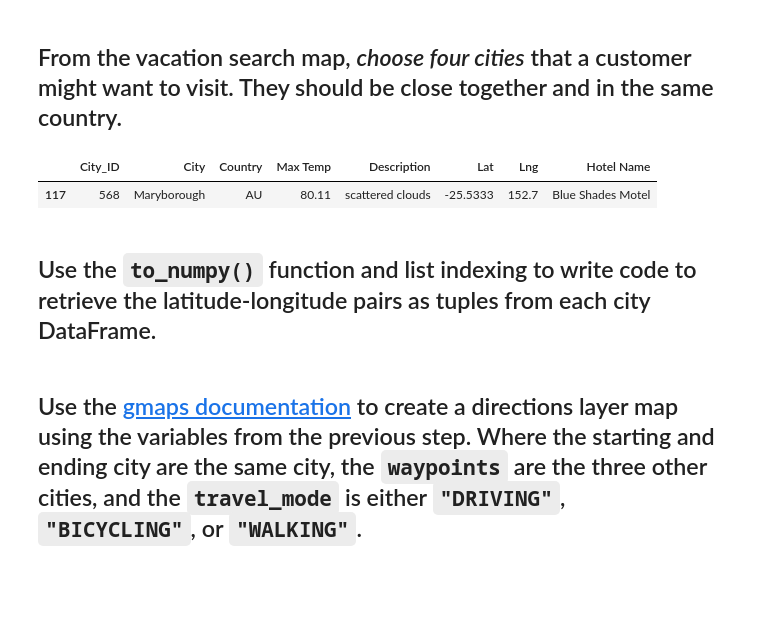
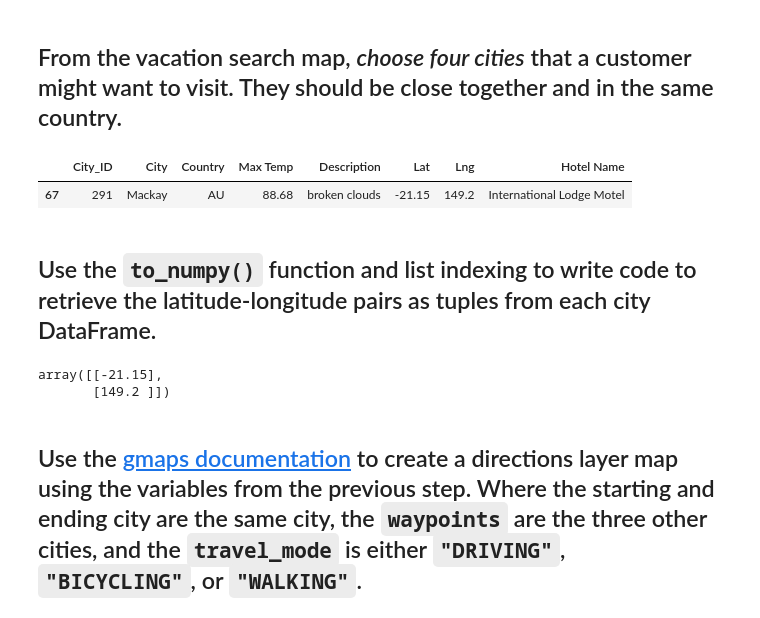
Before and after one commit to EricaLedezma/World_Weather_Analysis, a Jupyter notebook: Weather_Database/Starter_Code(1)/Starter_Code/Vacation_Itinerary/Vacation_Itinerary.ipynb, the cells around one changed output. Drawn from its saved outputs; the diff is of its cells as text; code cells hidden in the pictures; blank space fills up the shorter version.

```diff
--- a/Weather_Database/Starter_Code(1)/Starter_Code/Vacation_Itinerary/Vacation_Itinerary.ipynb
+++ b/Weather_Database/Starter_Code(1)/Starter_Code/Vacation_Itinerary/Vacation_Itinerary.ipynb
@@ -88,16 +88,16 @@ fig
 # %%
 # Create DataFrames for each city by filtering the 'vacation_df' using the loc method.
 # The starting and ending city should be the same city.
 vacation_start = vacation_df.loc[(vacation_df["City"] == "Mount Isa")]
 vacation_end = vacation_df.loc[(vacation_df["City"] == "Mount Isa")]
 vacation_stop1 = vacation_df.loc[(vacation_df["City"] == "Bowen")]
-vacation_stop2 = vacation_df.loc[(vacation_df["City"] == "Gladstone")]
-vacation_stop3 = vacation_df.loc[(vacation_df["City"] == "Maryborough")]
+vacation_stop2 = vacation_df.loc[(vacation_df["City"] == "Mackay")]
+vacation_stop3 = vacation_df.loc[(vacation_df["City"] == "Gladstone")]
 
-vacation_stop3
+vacation_stop2
 # %% [output]
 |  | City_ID | City | Country | Max Temp | Description | Lat | Lng | Hotel Name |
-| 117 | 568 | Maryborough | AU | 80.11 | scattered clouds | -25.5333 | 152.7 | Blue Shades Motel |
+| 67 | 291 | Mackay | AU | 88.68 | broken clouds | -21.15 | 149.2 | International Lodge Motel |
 # %% [markdown]
 ## Use the `to_numpy()` function and list indexing to write code to retrieve the latitude-longitude pairs as tuples from each city DataFrame.
 # %%
@@ -105,8 +105,13 @@ vacation_stop3
 start = pd.DataFrame({"Mount Isa": [-20.7333, 139.5]}).to_numpy()
 end = pd.DataFrame({"Mount Isa": [-20.7333, 139.5]}).to_numpy()
 stop1 = pd.DataFrame({"Bowen": [-20.0167, 148.2333]}).to_numpy()
-stop2 = pd.DataFrame({"Gladstone": [-23.85, 151.25]}).to_numpy()
-stop3 = pd.DataFrame({"Maryborough": [-25.5333, 152.7]}).to_numpy()
+stop2 = pd.DataFrame({"Mackay": [-21.15, 149.2]}).to_numpy()
+stop3 = pd.DataFrame({"Gladstone": [-23.85, 151.25]}).to_numpy()
+
+stop2
+# %% [output]
+array([[-21.15],
+       [149.2 ]])
 # %% [markdown]
 ## Use the [gmaps documentation](https://jupyter-gmaps.readthedocs.io/en/latest/tutorial.html#directions-layer) to create a directions layer map using the variables from the previous step. Where the starting and ending city are the same city, the `waypoints` are the three other cities, and the `travel_mode` is either `"DRIVING"`, `"BICYCLING"`, or `"WALKING"`.
 # %%
```
Also changed, not shown: parts of 4 cells of this notebook.
